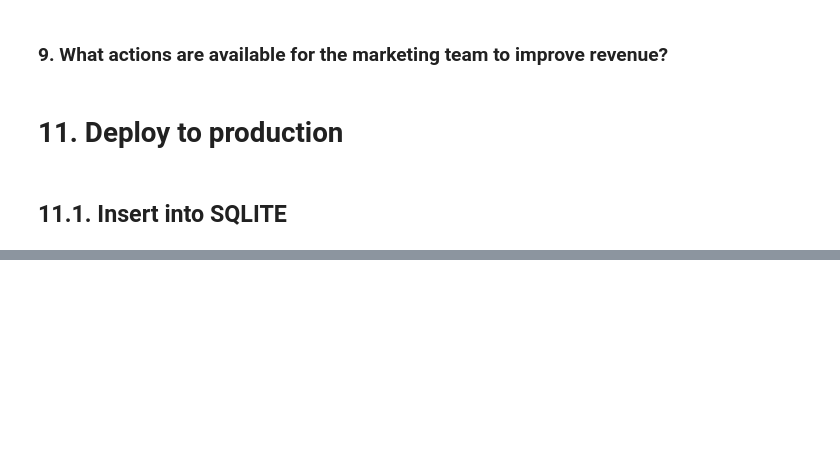
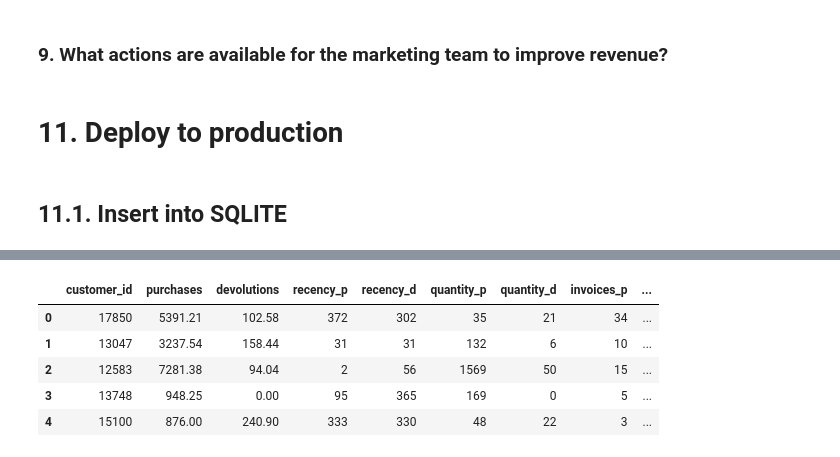
Before and after one commit to pedropscf/3-insiders-clustering, a Jupyter notebook: notebooks/m11-insiders-clustering.ipynb, the cells around one changed output, grey strips where cells are left out. Drawn from its saved outputs; the diff is of its cells as text; code cells hidden in the pictures; blank space fills up the shorter version.

```diff
--- a/notebooks/m11-insiders-clustering.ipynb
+++ b/notebooks/m11-insiders-clustering.ipynb
@@ -1210,0 +1221,45 @@ df10.head()
+# %%
+# create table
+query_create_table_insiders = '''
+    CREATE TABLE insiders (
+    customer_id          INTEGER,
+    purchases            REAL,
+    devolutions          REAL,
+    recency_p            INTEGER,
+    recency_d            INTEGER,
+    quantity_p           INTEGER,
+    quantity_d           INTEGER,
+    invoices_p           INTEGER,
+    invoices_d           INTEGER,
+    avg_ticket           REAL,
+    avg_recency_days     REAL,
+    avg_basket_size      REAL,
+    avg_variety          REAL,
+    gross_revenue        REAL,
+    cluster              INTEGER
+    )
+'''
+
+#conn = sqlite3.connect('../insiders_db.sqlite')
+#conn.execute(query_create_table_insiders)
+#conn.commit()
+#conn.close()
+
+# insert data
+conn = create_engine('sqlite:////home/pedro/Documentos/repositories/3-insiders-clustering/insiders_db.sqlite')
+df11.to_sql('insiders', con=conn, if_exists='append', index=False)
+# %%
+# select data and testing the process
+query_test = '''
+    SELECT * FROM insiders
+'''
+
+df_test = pd.read_sql_query(query_test, conn)
+df_test.head()
+# %% [output]
+|  | customer_id | purchases | devolutions | recency_p | recency_d | quantity_p | quantity_d | invoices_p | ... |
+| 0 | 17850 | 5391.21 | 102.58 | 372 | 302 | 35 | 21 | 34 | ... |
+| 1 | 13047 | 3237.54 | 158.44 | 31 | 31 | 132 | 6 | 10 | ... |
+| 2 | 12583 | 7281.38 | 94.04 | 2 | 56 | 1569 | 50 | 15 | ... |
+| 3 | 13748 | 948.25 | 0.00 | 95 | 365 | 169 | 0 | 5 | ... |
+| 4 | 15100 | 876.00 | 240.90 | 333 | 330 | 48 | 22 | 3 | ... |
```
Also changed, not shown: parts of 33 cells of this notebook, 2 other files.
